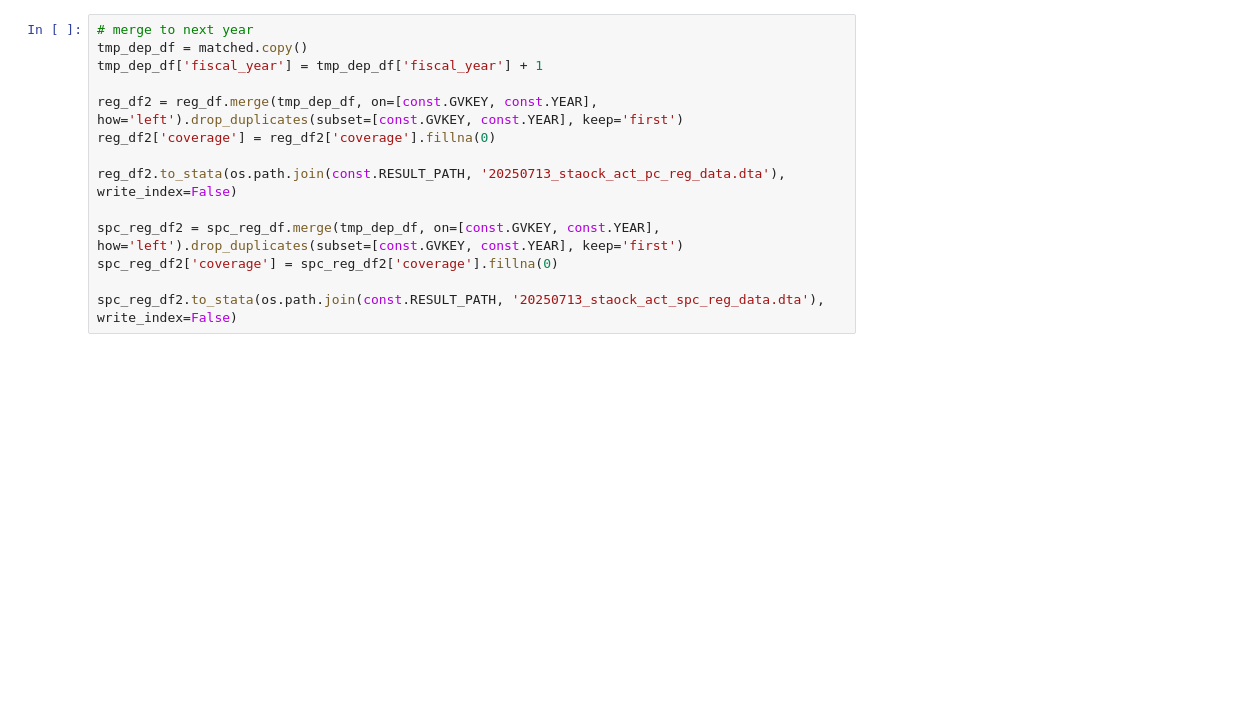
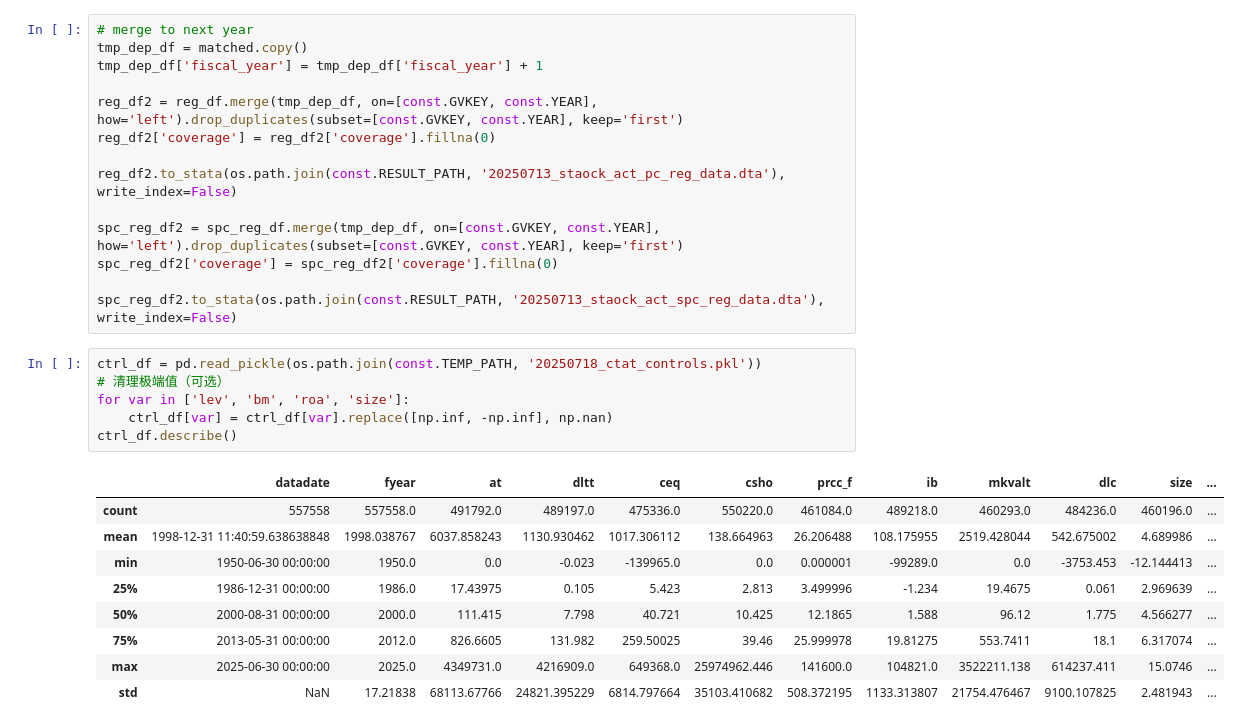
Before and after one commit to wangyouan/STOCKAct, a Jupyter notebook: Notebook/ConstructPoliticalConnectionMeasure.ipynb, the cells around one changed output. Cells and saved outputs as stored; diff of their text form; blank space fills up the shorter version.

```diff
--- a/Notebook/ConstructPoliticalConnectionMeasure.ipynb
+++ b/Notebook/ConstructPoliticalConnectionMeasure.ipynb
@@ -448,3 +448,19 @@ spc_reg_df2 = spc_reg_df.merge(tmp_dep_df, on=[const.GVKEY, const.YEAR], how='le
 spc_reg_df2['coverage'] = spc_reg_df2['coverage'].fillna(0)
 
 spc_reg_df2.to_stata(os.path.join(const.RESULT_PATH, '20250713_staock_act_spc_reg_data.dta'), write_index=False)
+# %%
+ctrl_df = pd.read_pickle(os.path.join(const.TEMP_PATH, '20250718_ctat_controls.pkl'))
+# 清理极端值（可选）
+for var in ['lev', 'bm', 'roa', 'size']:
+    ctrl_df[var] = ctrl_df[var].replace([np.inf, -np.inf], np.nan)
+ctrl_df.describe()
+# %% [output]
+|  | datadate | fyear | at | dltt | ceq | csho | prcc_f | ib | mkvalt | dlc | size | ... |
+| count | 557558 | 557558.0 | 491792.0 | 489197.0 | 475336.0 | 550220.0 | 461084.0 | 489218.0 | 460293.0 | 484236.0 | 460196.0 | ... |
+| mean | 1998-12-31 11:40:59.638638848 | 1998.038767 | 6037.858243 | 1130.930462 | 1017.306112 | 138.664963 | 26.206488 | 108.175955 | 2519.428044 | 542.675002 | 4.689986 | ... |
+| min | 1950-06-30 00:00:00 | 1950.0 | 0.0 | -0.023 | -139965.0 | 0.0 | 0.000001 | -99289.0 | 0.0 | -3753.453 | -12.144413 | ... |
+| 25% | 1986-12-31 00:00:00 | 1986.0 | 17.43975 | 0.105 | 5.423 | 2.813 | 3.499996 | -1.234 | 19.4675 | 0.061 | 2.969639 | ... |
+| 50% | 2000-08-31 00:00:00 | 2000.0 | 111.415 | 7.798 | 40.721 | 10.425 | 12.1865 | 1.588 | 96.12 | 1.775 | 4.566277 | ... |
+| 75% | 2013-05-31 00:00:00 | 2012.0 | 826.6605 | 131.982 | 259.50025 | 39.46 | 25.999978 | 19.81275 | 553.7411 | 18.1 | 6.317074 | ... |
+| max | 2025-06-30 00:00:00 | 2025.0 | 4349731.0 | 4216909.0 | 649368.0 | 25974962.446 | 141600.0 | 104821.0 | 3522211.138 | 614237.411 | 15.0746 | ... |
+| std | NaN | 17.21838 | 68113.67766 | 24821.395229 | 6814.797664 | 35103.410682 | 508.372195 | 1133.313807 | 21754.476467 | 9100.107825 | 2.481943 | ... |
```
Also changed, not shown: parts of 2 cells of this notebook, 1 other file.
